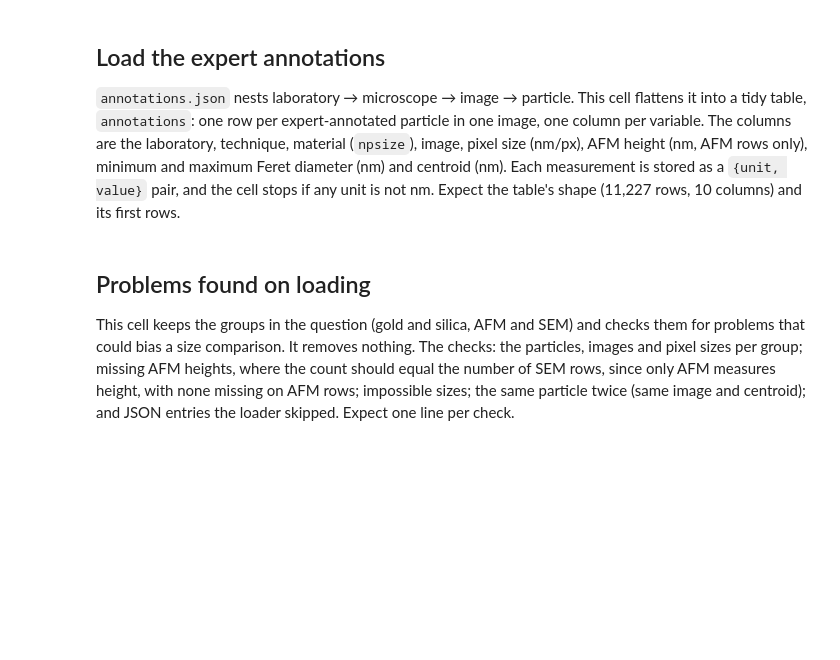
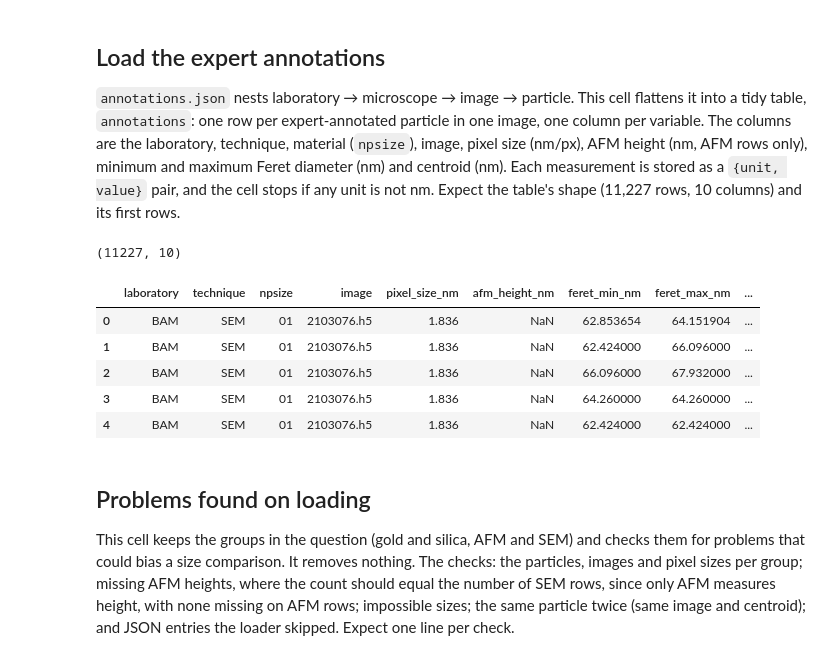
Before and after one commit to meghansmith1449-hub/Chem427-project, a Jupyter notebook: project11.ipynb, the cells around one changed output. Cells and saved outputs as stored; diff of their text form; code cells hidden in the pictures; blank space fills up the shorter version.

```diff
--- a/project11.ipynb
+++ b/project11.ipynb
@@ -59,45 +60,52 @@ SIZE_FIELDS = {                                  # JSON key -> column name, all
     "minimum_feret_diameter": "feret_min_nm",
     "maximum_feret_diameter": "feret_max_nm",
 }
+size_columns = list(SIZE_FIELDS.values())       # nm
 
 with zipfile.ZipFile(ANNOTATIONS_ZIP) as archive:
     raw = json.load(archive.open("annotations.json"))
 
 rows = []
 n_skipped = 0                                    # JSON entries that are not microscopes or particles
 for lab in raw.values():
     for scope_key, scope in lab.items():
         if not scope_key.startswith("microscope"):   # e.g. the lab's "name"
             n_skipped += 1
             continue
         for image in scope["data"].values():
             for particle_key, particle in image["particles"].items():
                 if not particle_key.startswith("particle"):   # e.g. the image's "total"
                     n_skipped += 1
                     continue
                 measurements = particle["measurements"]
                 for key in [*SIZE_FIELDS, "centroid"]:
                     if measurements[key]["unit"] != "nm":
                         raise ValueError(f"{key} is in {measurements[key]['unit']}, not nm")
                 row = {
                     "laboratory": lab["name"],
                     "technique": scope["type"],
                     "npsize": image["npsize"],
                     "image": image["name"],
                     "pixel_size_nm": image["pixel_size"],       # nm per pixel
+                    **{column: measurements[key]["value"] for key, column in SIZE_FIELDS.items()},
+                    "centroid_x_nm": measurements["centroid"]["x"],
+                    "centroid_y_nm": measurements["centroid"]["y"],
                 }
-                for key, column in SIZE_FIELDS.items():
-                    row[column] = measurements[key]["value"]
-                row["centroid_x_nm"] = measurements["centroid"]["x"]
-                row["centroid_y_nm"] = measurements["centroid"]["y"]
                 rows.append(row)
 
 annotations = pd.DataFrame(rows)
-for column in SIZE_FIELDS.values():
-    annotations[column] = pd.to_numeric(annotations[column])   # None -> NaN
+annotations[size_columns] = annotations[size_columns].apply(pd.to_numeric)   # None -> NaN
 
 print(annotations.shape)
 annotations.head()
+# %% [output]
+(11227, 10)
+|  | laboratory | technique | npsize | image | pixel_size_nm | afm_height_nm | feret_min_nm | feret_max_nm | ... |
+| 0 | BAM | SEM | 01 | 2103076.h5 | 1.836 | NaN | 62.853654 | 64.151904 | ... |
+| 1 | BAM | SEM | 01 | 2103076.h5 | 1.836 | NaN | 62.424000 | 66.096000 | ... |
+| 2 | BAM | SEM | 01 | 2103076.h5 | 1.836 | NaN | 66.096000 | 67.932000 | ... |
+| 3 | BAM | SEM | 01 | 2103076.h5 | 1.836 | NaN | 64.260000 | 64.260000 | ... |
+| 4 | BAM | SEM | 01 | 2103076.h5 | 1.836 | NaN | 62.424000 | 62.424000 | ... |
 # %% [markdown]
 ## Problems found on loading
 
```
Also changed, not shown: parts of 14 cells of this notebook, 3 other files.
